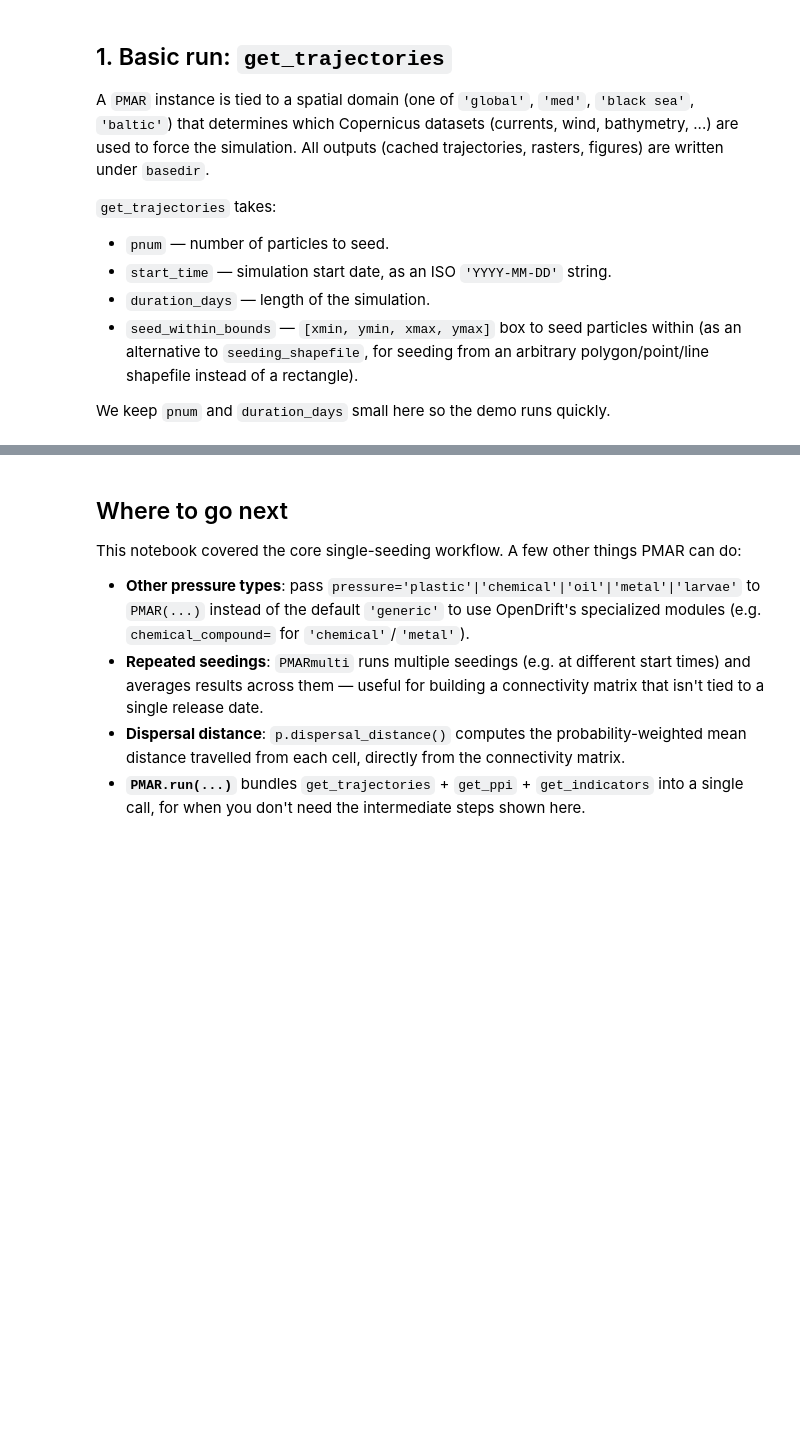
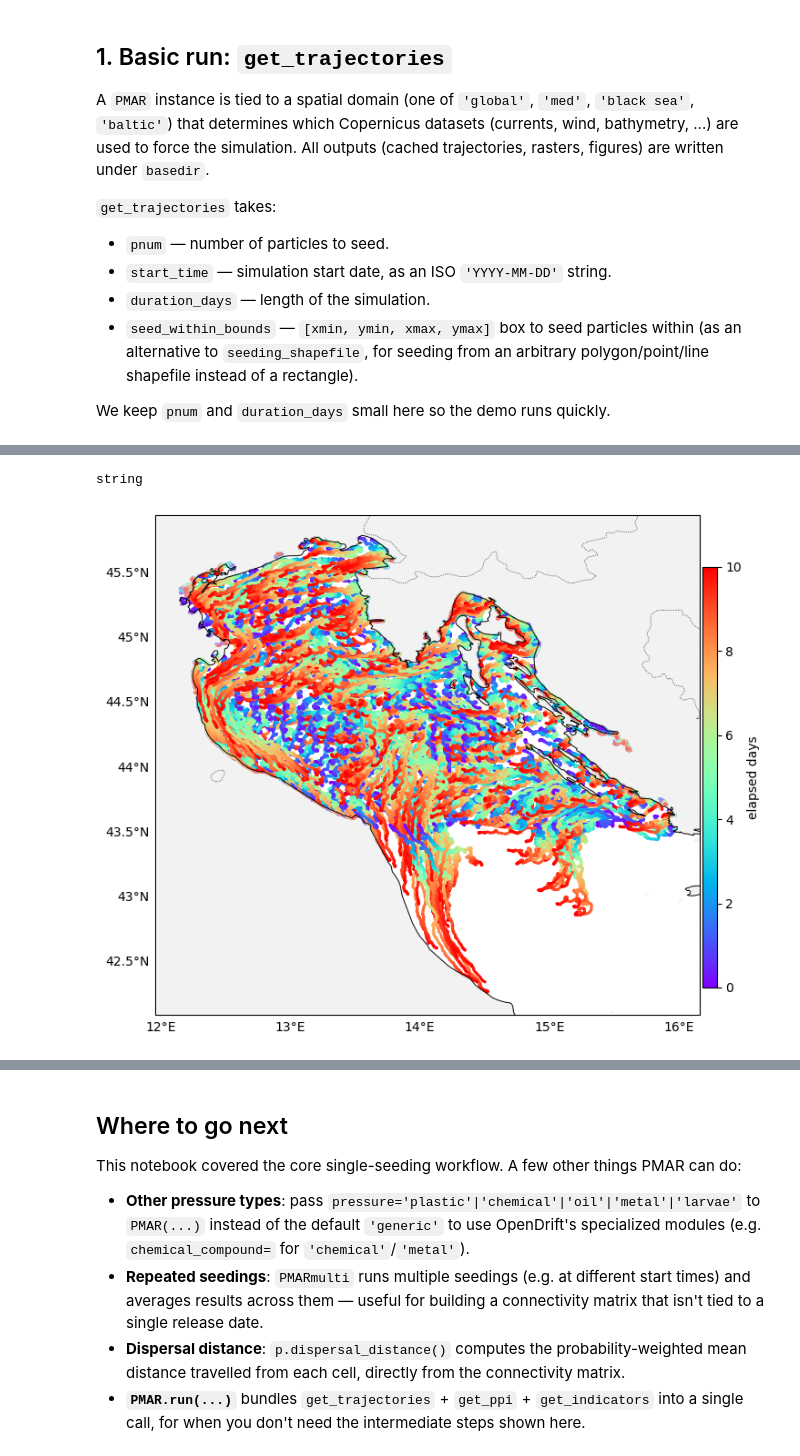
Before and after one commit to CNR-ISMAR/pmar, a Jupyter notebook: examples/pmar_demo.ipynb, the cells around one changed output, grey strips where cells are left out. Drawn from its saved outputs; the diff is of its cells as text; code cells hidden in the pictures; blank space fills up the shorter version.

```diff
--- a/examples/pmar_demo.ipynb
+++ b/examples/pmar_demo.ipynb
@@ -91,3 +70,11 @@ string
+# %%
+# p.get_trajectories(**params)
+
+p.import_trajectories('pmar_demo_output/cachedir/08408fa4e4e37179c6727af9f6bdb25c.nc')
+p.plot_trajectories(c='age', s=2)
+# %% [output]
+string
+[figure, added]
 # %% [markdown]
 ## 2. Rasterizing pressure: `get_indicators` and `get_ppi`
 
```
Also changed, not shown: parts of 18 cells of this notebook, 1 other file.
